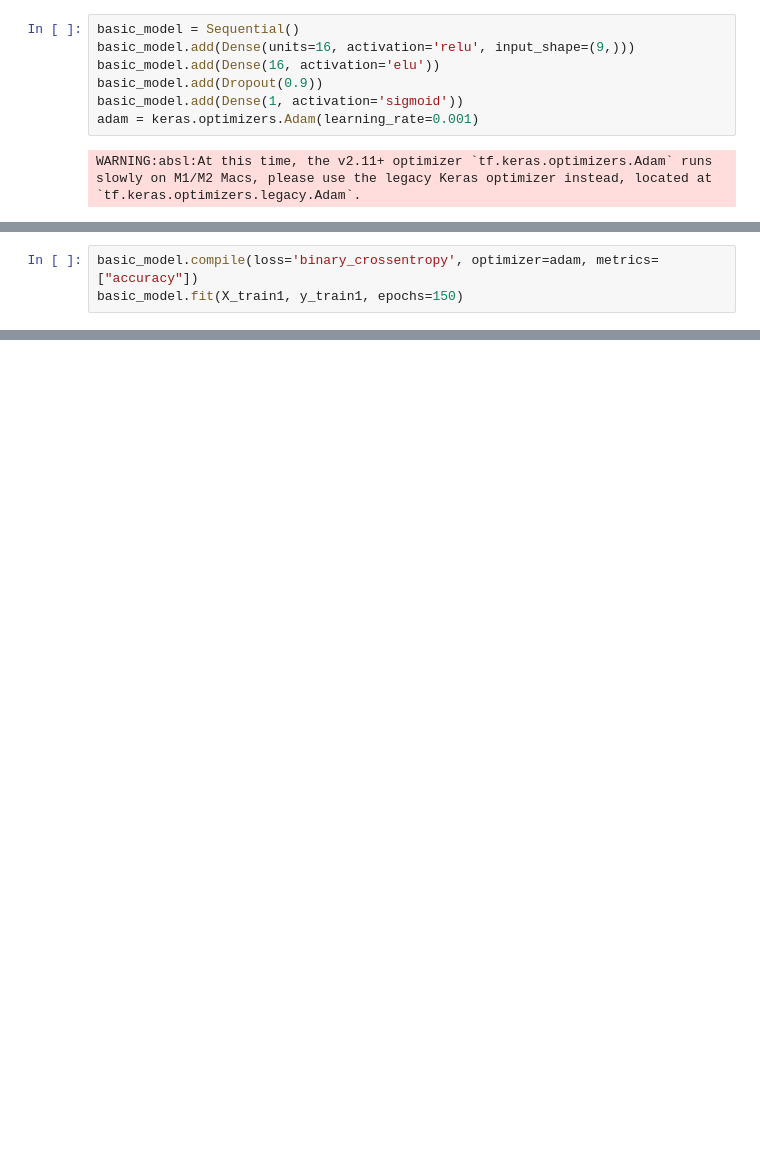
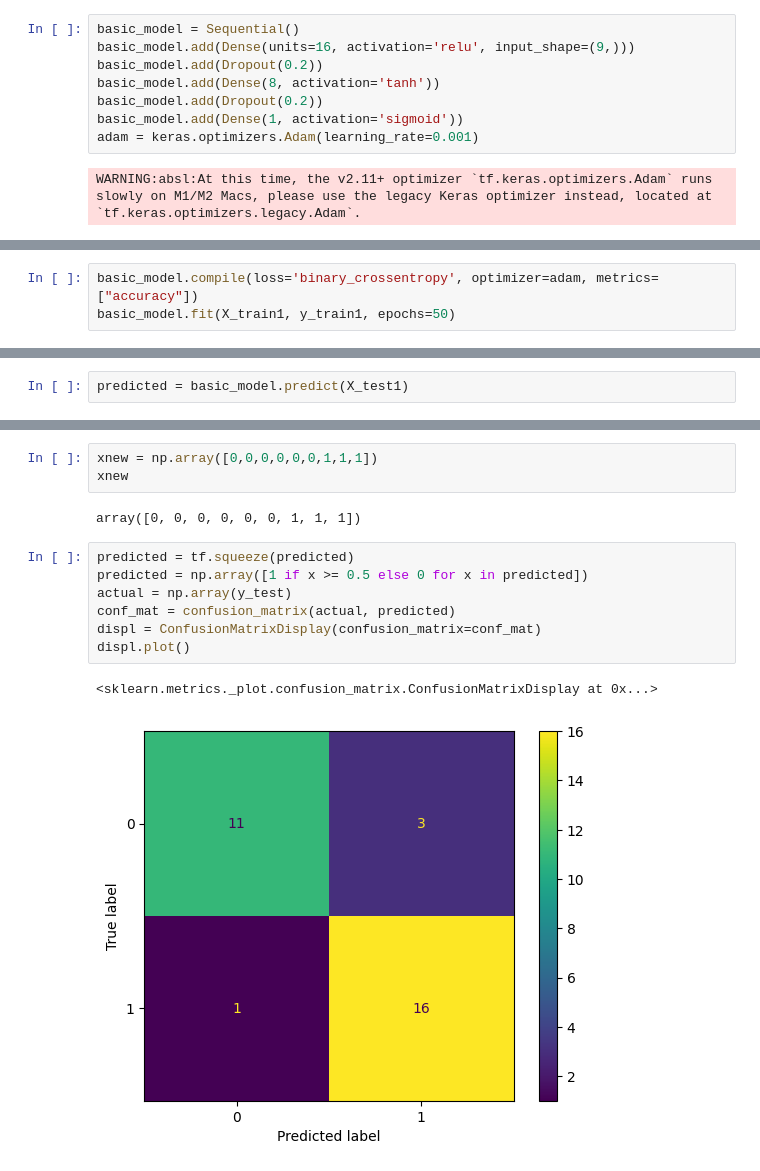
Before and after one commit to Christofferfuglkjaer/Dataproject, a Jupyter notebook: data.ipynb, the cells around one changed output, grey strips where cells are left out. Saved outputs shown, nothing was run; the diff lists cells and outputs as text; blank space fills up the shorter version.

```diff
--- a/data.ipynb
+++ b/data.ipynb
@@ -211,8 +231,9 @@ print(y_test1.shape)
 # %%
 basic_model = Sequential()
 basic_model.add(Dense(units=16, activation='relu', input_shape=(9,)))
-basic_model.add(Dense(16, activation='elu'))
-basic_model.add(Dropout(0.9))
+basic_model.add(Dropout(0.2))
+basic_model.add(Dense(8, activation='tanh'))
+basic_model.add(Dropout(0.2))
 basic_model.add(Dense(1, activation='sigmoid'))
 adam = keras.optimizers.Adam(learning_rate=0.001)
 # %% [output]
@@ -220,4 +254,4 @@ WARNING:absl:At this time, the v2.11+ optimizer `tf.keras.optimizers.Adam` runs
 # %%
 basic_model.compile(loss='binary_crossentropy', optimizer=adam, metrics=["accuracy"])
-basic_model.fit(X_train1, y_train1, epochs=150)
+basic_model.fit(X_train1, y_train1, epochs=50)
 # %% [output]
@@ -267,0 +286,2 @@ def get_optimizer():
+# %%
+predicted = basic_model.predict(X_test1)
@@ -267,0 +290,15 @@ def get_optimizer():
+# %%
+xnew = np.array([0,0,0,0,0,0,1,1,1])
+xnew
+# %% [output]
+array([0, 0, 0, 0, 0, 0, 1, 1, 1])
+# %%
+predicted = tf.squeeze(predicted)
+predicted = np.array([1 if x >= 0.5 else 0 for x in predicted])
+actual = np.array(y_test)
+conf_mat = confusion_matrix(actual, predicted)
+displ = ConfusionMatrixDisplay(confusion_matrix=conf_mat)
+displ.plot()
+# %% [output]
+<sklearn.metrics._plot.confusion_matrix.ConfusionMatrixDisplay at 0x...>
+[figure, added]
```
Also changed, not shown: parts of 12 cells of this notebook.
